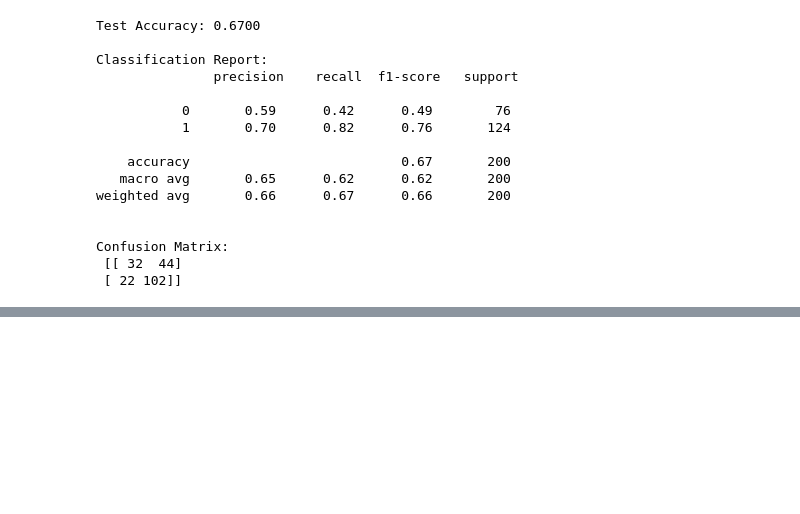
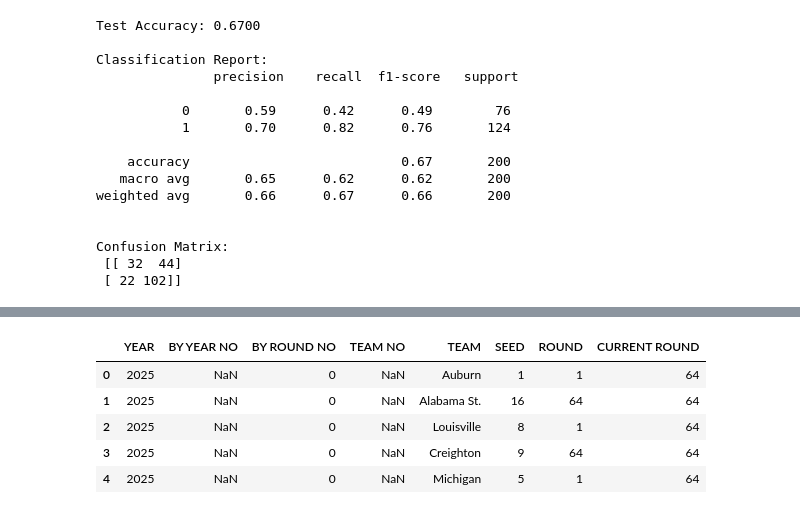
Before and after one commit to ShashSriv/2025MarchMadnessModel, a Jupyter notebook: DataCollection.ipynb, the cells around one changed output, grey strips where cells are left out. Cells and saved outputs as stored; diff of their text form; code cells hidden in the pictures; blank space fills up the shorter version.

```diff
--- a/DataCollection.ipynb
+++ b/DataCollection.ipynb
@@ -475,0 +668,11 @@ print(f"Training Accuracy (Random Forest): {train_accuracy_rf:.4f}")
+# %%
+tsim = pd.read_csv('mmHistData/Tournament Simulation.csv')
+
+tsim.head()
+# %% [output]
+|  | YEAR | BY YEAR NO | BY ROUND NO | TEAM NO | TEAM | SEED | ROUND | CURRENT ROUND |
+| 0 | 2025 | NaN | 0 | NaN | Auburn | 1 | 1 | 64 |
+| 1 | 2025 | NaN | 0 | NaN | Alabama St. | 16 | 64 | 64 |
+| 2 | 2025 | NaN | 0 | NaN | Louisville | 8 | 1 | 64 |
+| 3 | 2025 | NaN | 0 | NaN | Creighton | 9 | 64 | 64 |
+| 4 | 2025 | NaN | 0 | NaN | Michigan | 5 | 1 | 64 |
```
Also changed, not shown: parts of 19 cells of this notebook, 2 other files.
